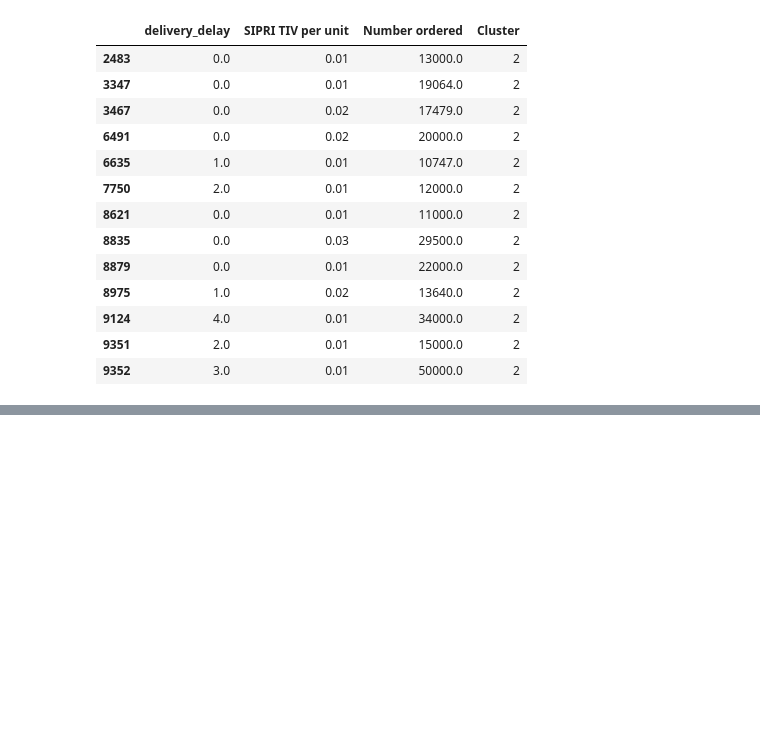
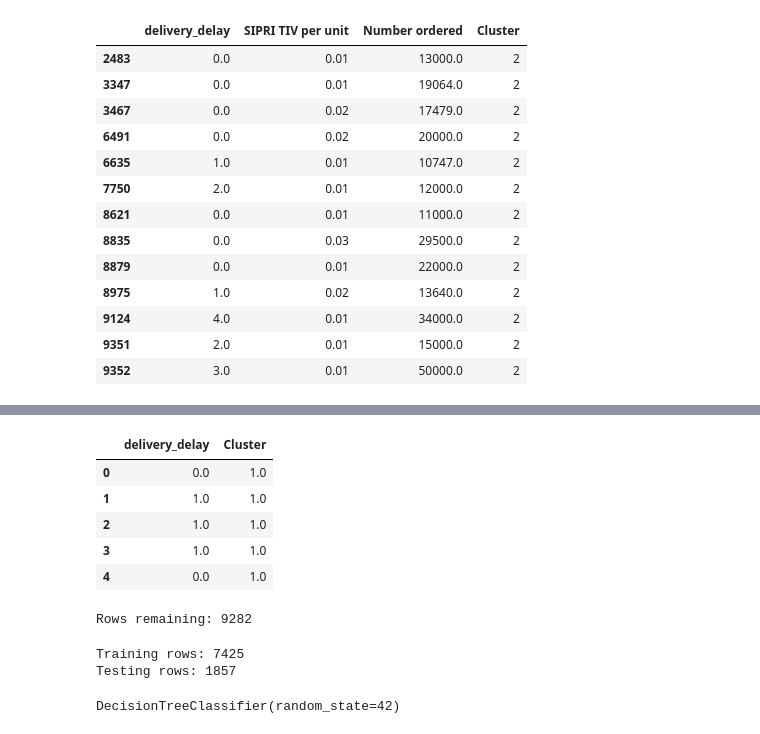
Before and after one commit to Requiessss/DATA-science-prj, a Jupyter notebook: Main_prj.ipynb, the cells around one changed output, grey strips where cells are left out. Drawn from its saved outputs; the diff is of its cells as text; code cells hidden in the pictures; blank space fills up the shorter version.

```diff
--- a/Main_prj.ipynb
+++ b/Main_prj.ipynb
@@ -838,0 +876,31 @@ arms_df.loc[
+# %%
+from sklearn.cluster import KMeans
+
+# Standardize the features again
+from sklearn.preprocessing import StandardScaler
+
+scaler = StandardScaler()
+scaled = scaler.fit_transform(features)
+
+# Run K-Means again
+kmeans = KMeans(
+    n_clusters=5,
+    random_state=42,
+    n_init=10
+)
+
+features["Cluster"] = kmeans.fit_predict(scaled)
+# %%
+
+arms_df.loc[features.index, "Cluster"] = features["Cluster"]
+
+arms_df[
+    ["delivery_delay", "Cluster"]
+].head()
+# %% [output]
+|  | delivery_delay | Cluster |
+| 0 | 0.0 | 1.0 |
+| 1 | 1.0 | 1.0 |
+| 2 | 1.0 | 1.0 |
+| 3 | 1.0 | 1.0 |
+| 4 | 0.0 | 1.0 |
@@ -838,0 +919,34 @@ arms_df.loc[
+# %%
+
+
+data = pd.concat([X, y], axis=1).dropna()
+
+X = data.drop("Cluster", axis=1)
+y = data["Cluster"]
+
+print("Rows remaining:", len(data))
+# %% [output]
+Rows remaining: 9282
+# %%
+
+X_train, X_test, y_train, y_test = train_test_split(
+    X,
+    y,
+    test_size=0.20,
+    random_state=42
+)
+
+print("Training rows:", len(X_train))
+print("Testing rows:", len(X_test))
+# %% [output]
+Training rows: 7425
+Testing rows: 1857
+# %%
+
+tree = DecisionTreeClassifier(
+    random_state=42
+)
+
+tree.fit(X_train, y_train)
+# %% [output]
+DecisionTreeClassifier(random_state=42)
```
Also changed, not shown: parts of 9 cells of this notebook.
